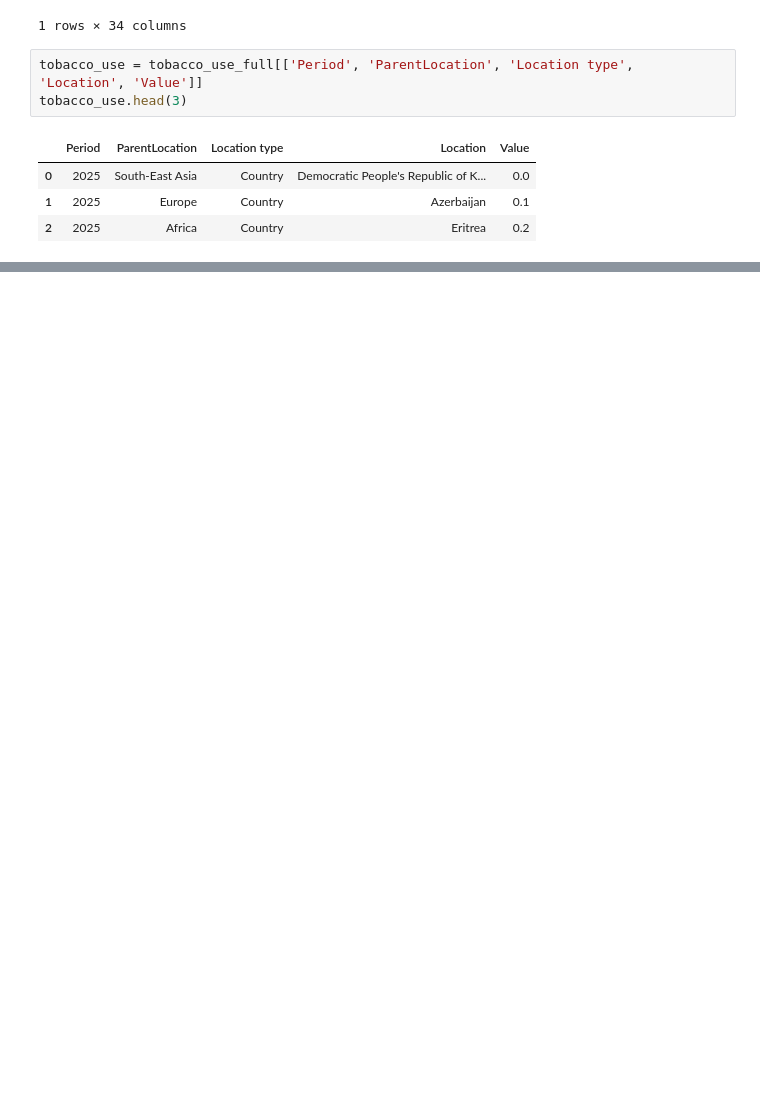
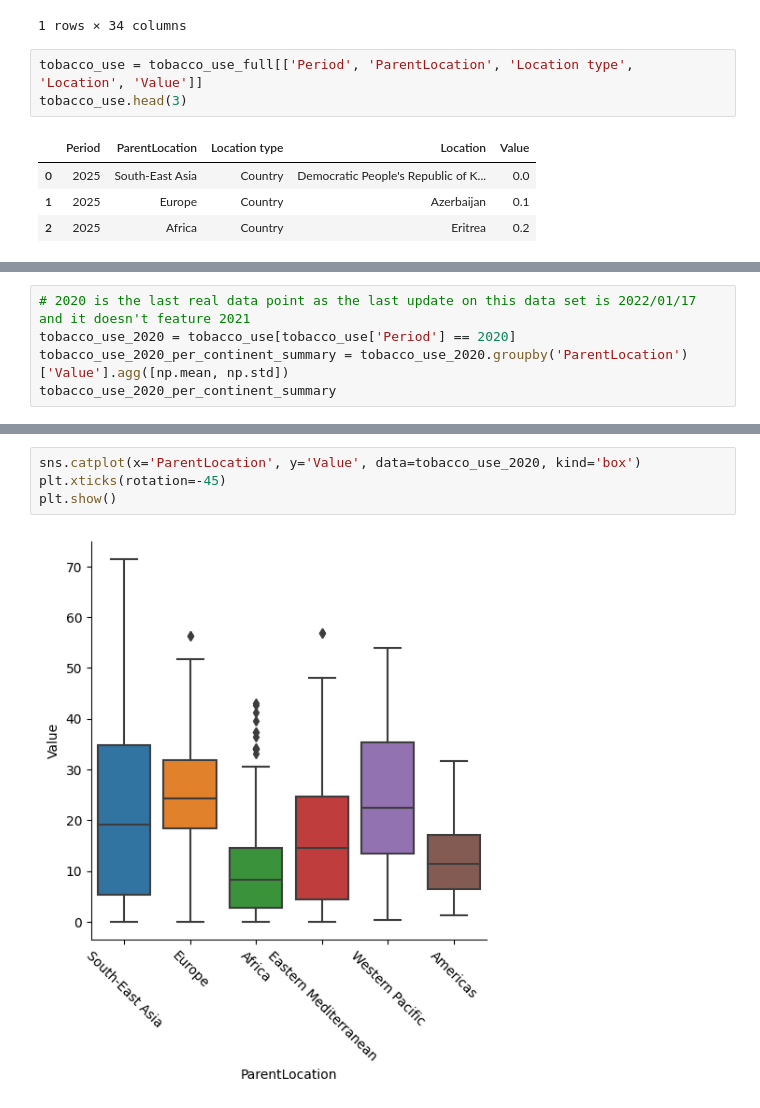
Before and after one commit to GGasset/Tobacco-use-Analytic, a Jupyter notebook: TobaccoUseAnalytic.ipynb, the cells around one changed output, grey strips where cells are left out. Drawn from its saved outputs; the diff is of its cells as text; blank space fills up the shorter version.

Commit message:
Started visualizing data

```diff
--- a/TobaccoUseAnalytic.ipynb
+++ b/TobaccoUseAnalytic.ipynb
@@ -25,0 +22,5 @@ SyntaxError: invalid syntax (2038700554.py, line 1)
+# %%
+# 2020 is the last real data point as the last update on this data set is 2022/01/17 and it doesn't feature 2021
+tobacco_use_2020 = tobacco_use[tobacco_use['Period'] == 2020]
+tobacco_use_2020_per_continent_summary = tobacco_use_2020.groupby('ParentLocation')['Value'].agg([np.mean, np.std])
+tobacco_use_2020_per_continent_summary
@@ -25,0 +36,6 @@ SyntaxError: invalid syntax (2038700554.py, line 1)
+# %%
+sns.catplot(x='ParentLocation', y='Value', data=tobacco_use_2020, kind='box')
+plt.xticks(rotation=-45)
+plt.show()
+# %% [output]
+[figure, added]
```
Also changed, not shown: parts of 3 cells of this notebook, 1 other file.
